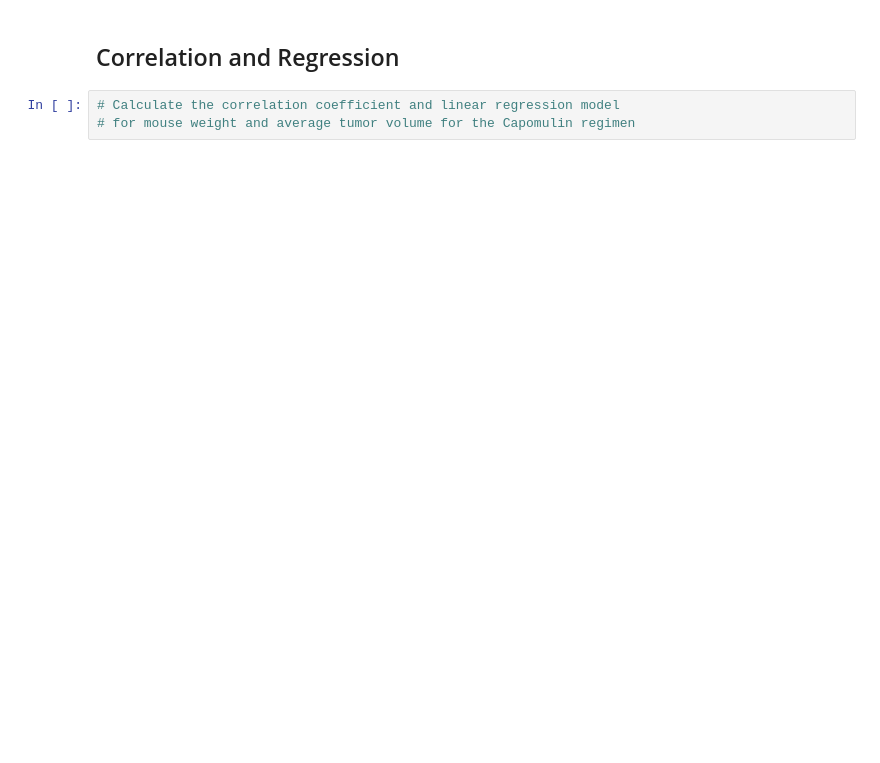
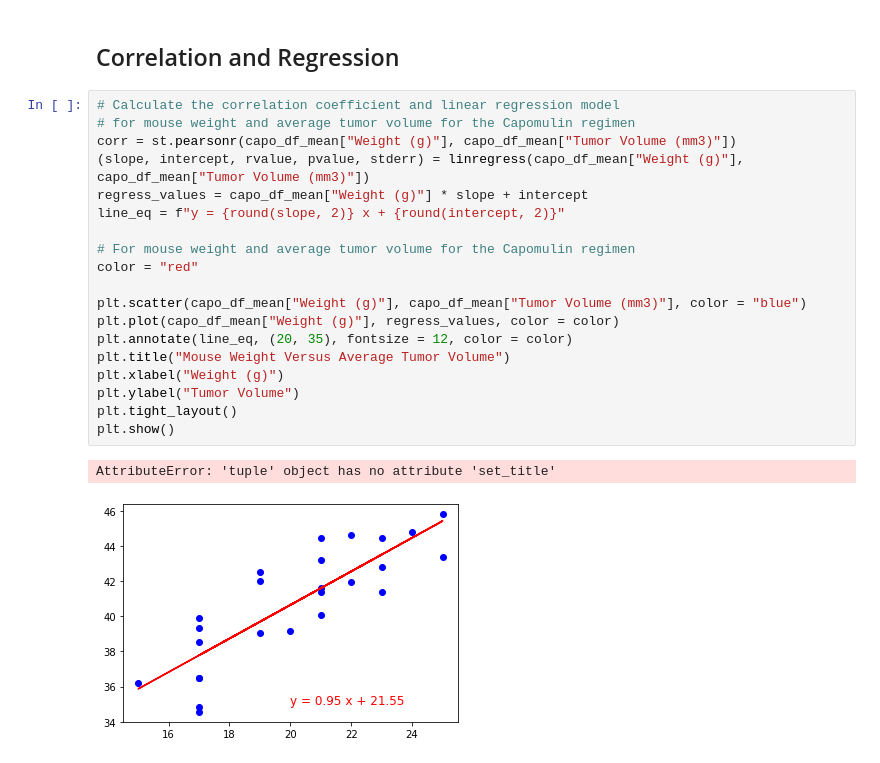
Before and after one commit to tc831/Matplotlib, a Jupyter notebook: Pymaceuticals/pymaceuticals_starter.ipynb, the cells around one changed output. Saved outputs shown, nothing was run; the diff lists cells and outputs as text; blank space fills up the shorter version.

```diff
--- a/Pymaceuticals/pymaceuticals_starter.ipynb
+++ b/Pymaceuticals/pymaceuticals_starter.ipynb
@@ -337,5 +413,24 @@ SyntaxError: invalid syntax (<ipython-input-27-b6e5fb28656d>, line 13)
 # %% [markdown]
 ## Correlation and Regression
-# %%
-# Calculate the correlation coefficient and linear regression model
-# for mouse weight and average tumor volume for the Capomulin regimen
+# %%
+# Calculate the correlation coefficient and linear regression model
+# for mouse weight and average tumor volume for the Capomulin regimen
+corr = st.pearsonr(capo_df_mean["Weight (g)"], capo_df_mean["Tumor Volume (mm3)"])
+(slope, intercept, rvalue, pvalue, stderr) = linregress(capo_df_mean["Weight (g)"], capo_df_mean["Tumor Volume (mm3)"])
+regress_values = capo_df_mean["Weight (g)"] * slope + intercept
+line_eq = f"y = {round(slope, 2)} x + {round(intercept, 2)}"
+
+# For mouse weight and average tumor volume for the Capomulin regimen
+color = "red"
+
+plt.scatter(capo_df_mean["Weight (g)"], capo_df_mean["Tumor Volume (mm3)"], color = "blue")
+plt.plot(capo_df_mean["Weight (g)"], regress_values, color = color)
+plt.annotate(line_eq, (20, 35), fontsize = 12, color = color)
+plt.title("Mouse Weight Versus Average Tumor Volume")
+plt.xlabel("Weight (g)")
+plt.ylabel("Tumor Volume")
+plt.tight_layout()
+plt.show()
+# %% [output]
+AttributeError: 'tuple' object has no attribute 'set_title'
+[figure, added]
```
Also changed, not shown: parts of 7 cells of this notebook, 2 other files.
